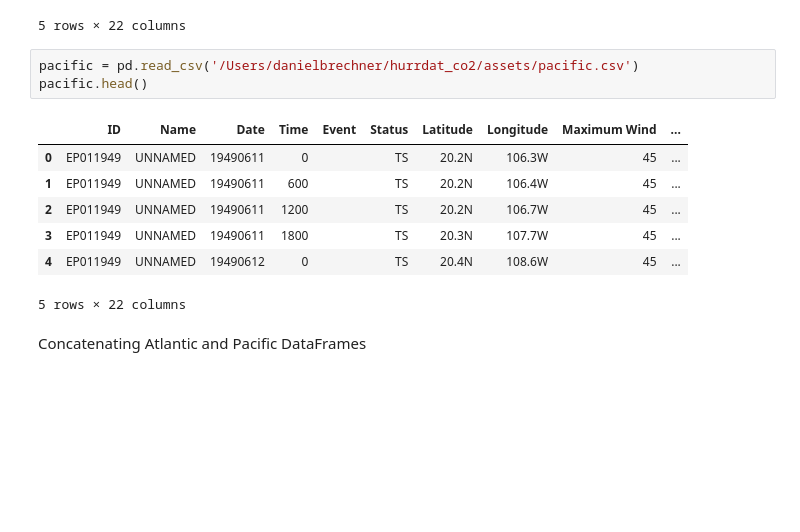
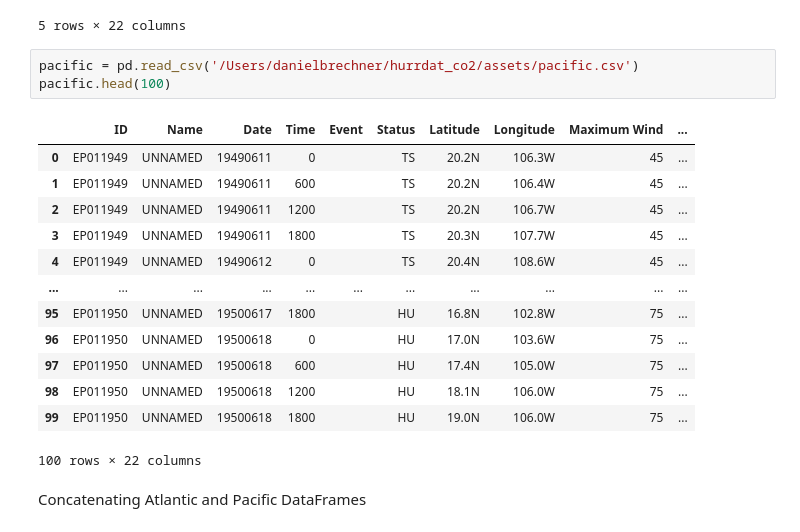
Before and after one commit to DanielBrechner/hurrdat_co2, a Jupyter notebook: explore.ipynb, the cells around one changed output. Saved outputs shown, nothing was run; the diff lists cells and outputs as text; blank space fills up the shorter version.

```diff
--- a/explore.ipynb
+++ b/explore.ipynb
@@ -14,15 +14,21 @@ atlantic.tail()
 5 rows × 22 columns
 # %%
 pacific = pd.read_csv('/Users/danielbrechner/hurrdat_co2/assets/pacific.csv')
-pacific.head()
+pacific.head(100)
 # %% [output]
 |  | ID | Name | Date | Time | Event | Status | Latitude | Longitude | Maximum Wind | ... |
 | 0 | EP011949 | UNNAMED | 19490611 | 0 |  | TS | 20.2N | 106.3W | 45 | ... |
 | 1 | EP011949 | UNNAMED | 19490611 | 600 |  | TS | 20.2N | 106.4W | 45 | ... |
 | 2 | EP011949 | UNNAMED | 19490611 | 1200 |  | TS | 20.2N | 106.7W | 45 | ... |
 | 3 | EP011949 | UNNAMED | 19490611 | 1800 |  | TS | 20.3N | 107.7W | 45 | ... |
 | 4 | EP011949 | UNNAMED | 19490612 | 0 |  | TS | 20.4N | 108.6W | 45 | ... |
+| ... | ... | ... | ... | ... | ... | ... | ... | ... | ... | ... |
+| 95 | EP011950 | UNNAMED | 19500617 | 1800 |  | HU | 16.8N | 102.8W | 75 | ... |
+| 96 | EP011950 | UNNAMED | 19500618 | 0 |  | HU | 17.0N | 103.6W | 75 | ... |
+| 97 | EP011950 | UNNAMED | 19500618 | 600 |  | HU | 17.4N | 105.0W | 75 | ... |
+| 98 | EP011950 | UNNAMED | 19500618 | 1200 |  | HU | 18.1N | 106.0W | 75 | ... |
+| 99 | EP011950 | UNNAMED | 19500618 | 1800 |  | HU | 19.0N | 106.0W | 75 | ... |
-5 rows × 22 columns
+100 rows × 22 columns
 # %% [markdown]
 Concatenating Atlantic and Pacific DataFrames
 # %%
```
Also changed, not shown: parts of 6 cells of this notebook, 1 other file.
